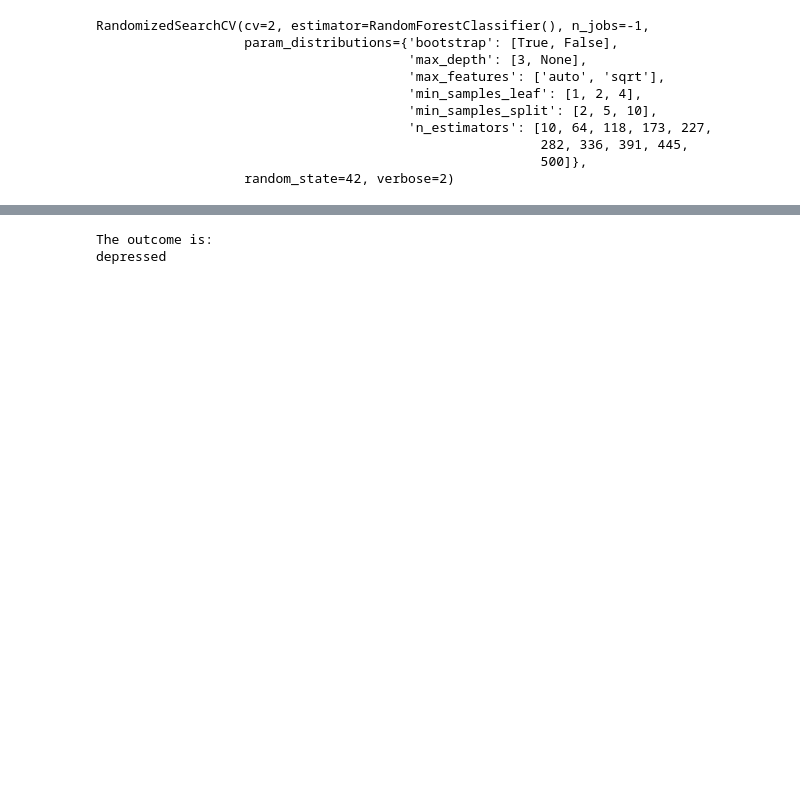
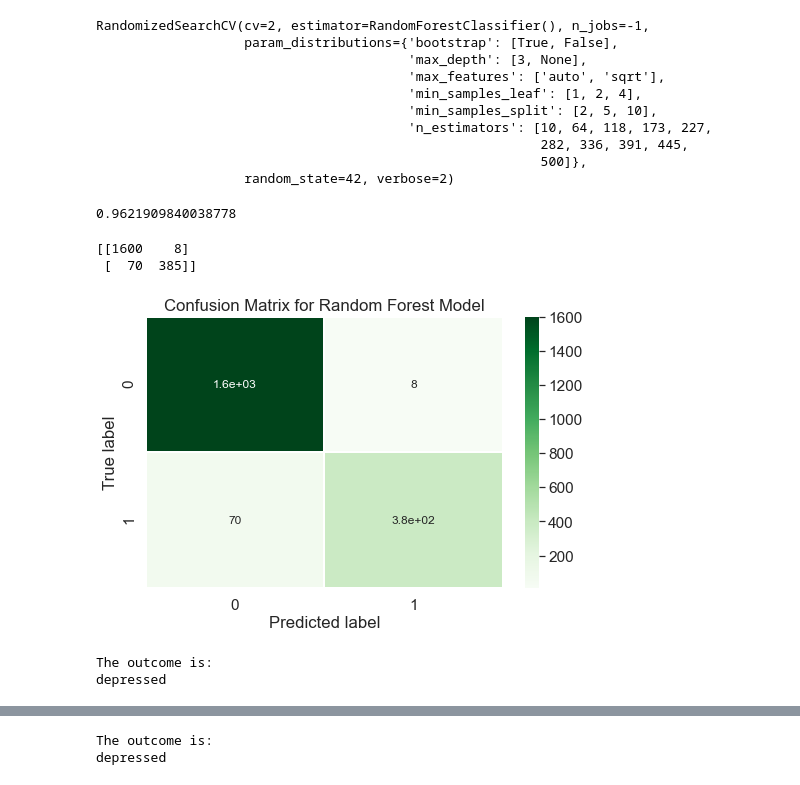
Before and after one commit to sumanta-barman/TechLabs_medicine, a Jupyter notebook: Depression_prediction_tweets.ipynb, the cells around one changed output, grey strips where cells are left out. Saved outputs shown, nothing was run; the diff lists cells and outputs as text; code cells hidden in the pictures; blank space fills up the shorter version.

```diff
--- a/Depression_prediction_tweets.ipynb
+++ b/Depression_prediction_tweets.ipynb
@@ -171,5 +204,6 @@ weighted avg       0.97      0.97      0.96      2063
 # %%
-#Hyperparameter tuning > HPs are parameters that can be adjusted and fine tuned in order to improve the performance of the machine learning model
+#Hyperparameter tuning_random forest
+#HPs are parameters that can be adjusted and fine tuned in order to improve the performance of the machine learning model
 #A hyperparameter is a parameter whose value is used to control the learning process.
 # Hyperparameters are points of choice or configuration that allow a machine learning model to be customised for a specific task or dataset.
 from sklearn.model_selection import RandomizedSearchCV
@@ -193,8 +227,8 @@ random_grid = {'n_estimators': n_estimators,
 rf = RandomForestClassifier()
 
 rf_random = RandomizedSearchCV(estimator = rf, param_distributions = random_grid, n_iter = 10, cv = 2, verbose=2, random_state=42, n_jobs = -1)
-A = rf_random.fit(X_train, y_train)
-A
+fit_rf_h = rf_random.fit(X_train, y_train)
+fit_rf_h
 # %% [output]
 Fitting 2 folds for each of 10 candidates, totalling 20 fits
 RandomizedSearchCV(cv=2, estimator=RandomForestClassifier(), n_jobs=-1,
@@ -207,3 +241,33 @@ RandomizedSearchCV(cv=2, estimator=RandomForestClassifier(), n_jobs=-1,
                                                          282, 336, 391, 445,
                                                          500]},
                    random_state=42, verbose=2)
+# %%
+y_pred_rf_h=rf_random.predict(X_test)
+print(accuracy_score(y_test, y_pred_rf_h))
+# %% [output]
+0.9621909840038778
+# %%
+#confusion matrix
+from sklearn.metrics import confusion_matrix, accuracy_score
+cm_rf_h = confusion_matrix(y_test, y_pred_rf_h)
+print(cm_rf_h)
+from mlxtend.plotting import plot_confusion_matrix
+plt.figure(figsize=(8,5))
+sns.set(font_scale=1.4)
+sns.heatmap(cm_rf_h, annot=True, annot_kws={'size':12},
+            cmap=plt.cm.Greens, linewidths=0.2)
+plt.xlabel('Predicted label')
+plt.ylabel('True label')
+plt.title('Confusion Matrix for Random Forest Model')
+plt.show()
+# %% [output]
+[[1600    8]
+ [  70  385]]
+[figure, added]
+# %%
+words = np.array(['not depressed', 'depressed'])
+print("The outcome is: ")
+print(words[fit_rf_h.predict([bert_model.encode("I can't sleep I can't eat properly I'm always sad. I want to dieWelcome to depression")])].squeeze())
+# %% [output]
+The outcome is:
+depressed
```
Also changed, not shown: parts of 23 cells of this notebook, 2 other files.
